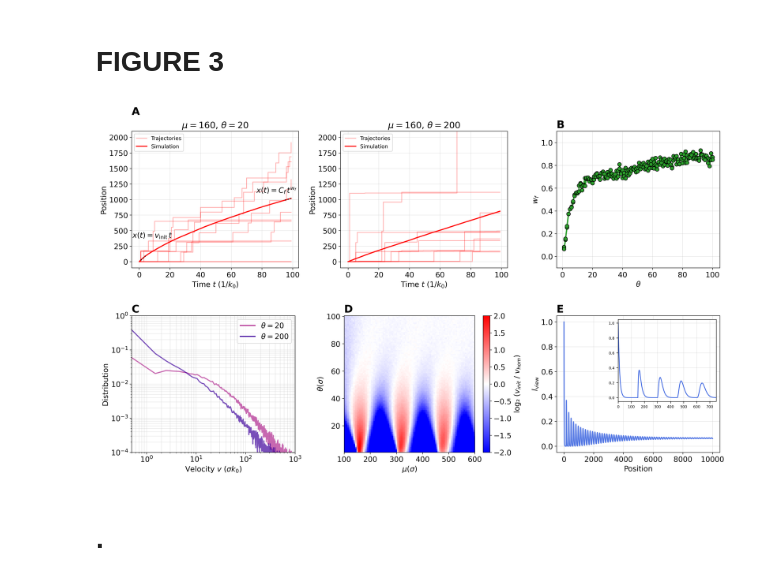
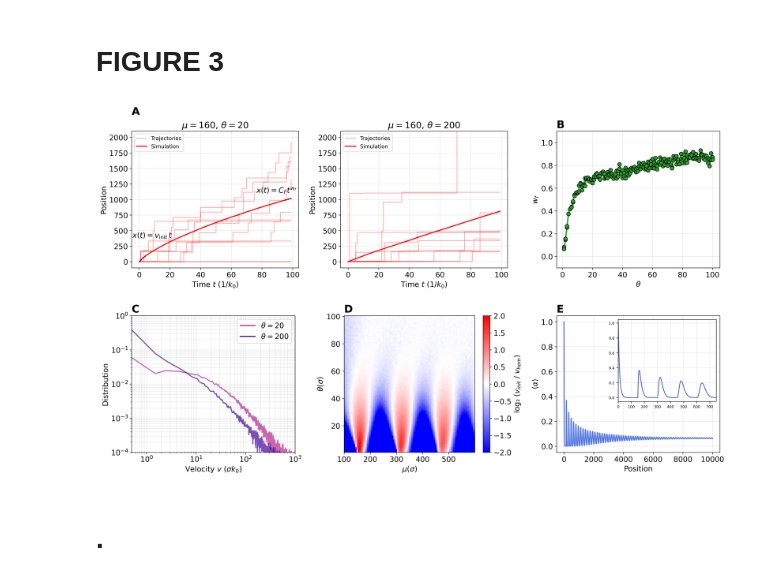
Before and after one commit to npelletbossot/nucleo, a Jupyter notebook: notebooks/figures/article_1/figure_3.ipynb, the cells around one changed output. Cells and saved outputs as stored; diff of their text form; code cells hidden in the pictures.

```diff
--- a/notebooks/figures/article_1/figure_3.ipynb
+++ b/notebooks/figures/article_1/figure_3.ipynb
@@ -586,7 +586,7 @@ df_traj_all = (
 df_traj_random = df_traj_all.filter(pl.col("land") == "random")  # panel A
 
 # --- Source 2 : scénarios (wf vs theta + heatmap) ----------------------------
-root_scen = Path.home() / "Documents" / "Workspace" / "nucleo" / "outputs" / "NUCLEO__PSMN__2026-08-15"
+root_scen = Path.home() / "Documents" / "Workspace" / "nucleo" / "outputs" / "MAIN_PARQUET"
 
 df_scen_raw = pl.read_parquet(root_scen / "ncl_output.parquet")
 df_scen_secured = getting_main_file_with_verifications(df_scen_raw)
@@ -803,34 +803,34 @@ ax_D.set_title("D", loc="left", fontweight="bold", fontsize=20)
 color_E = "royalblue"
 theta_val_E = np.unique(df_traj_all["theta"].to_numpy())[0]
 
 df_theta_E = df_traj_all.filter(pl.col("theta") == theta_val_E)
 l_view = df_theta_E["l_view"][0]
 x_E = np.arange(len(l_view))
 
 ax_E.plot(x_E, l_view, lw=2, alpha=0.9, c=color_E)
 
 axins_E = inset_axes(ax_E, width="60%", height="60%", loc="upper right")
 n_zoom = min(750, len(l_view))
 axins_E.plot(x_E[:n_zoom], l_view[:n_zoom], lw=1.5, c=color_E)
 axins_E.set_xlim(0, n_zoom)
 axins_E.grid(True, alpha=0.3)
 axins_E.tick_params(axis="both", labelsize=7)
 
 ax_E.set_xlabel("Position")
-ax_E.set_ylabel(r"$l_{\text{view}}$")
+ax_E.set_ylabel(r"$\langle \alpha \rangle$")
 ax_E.grid(True, alpha=0.3, which="both")
 ax_E.set_title("E", loc="left", fontweight="bold", fontsize=20)
 
 
 for ax, letter in zip(
     [ax_B, ax_C, ax_D, ax_E],
     ["B", "C", "D", "E"],
 ):
     ax.set_title(letter, loc="left", fontweight="bold", fontsize=20)
 
 plt.savefig("fig3_final.png", bbox_inches="tight", dpi=300)
 plt.show()
 # %% [output]
-[figure, old version]
+[figure, new version]
 # %% [markdown]
 # .
```
Also changed, not shown: 15 other files.
